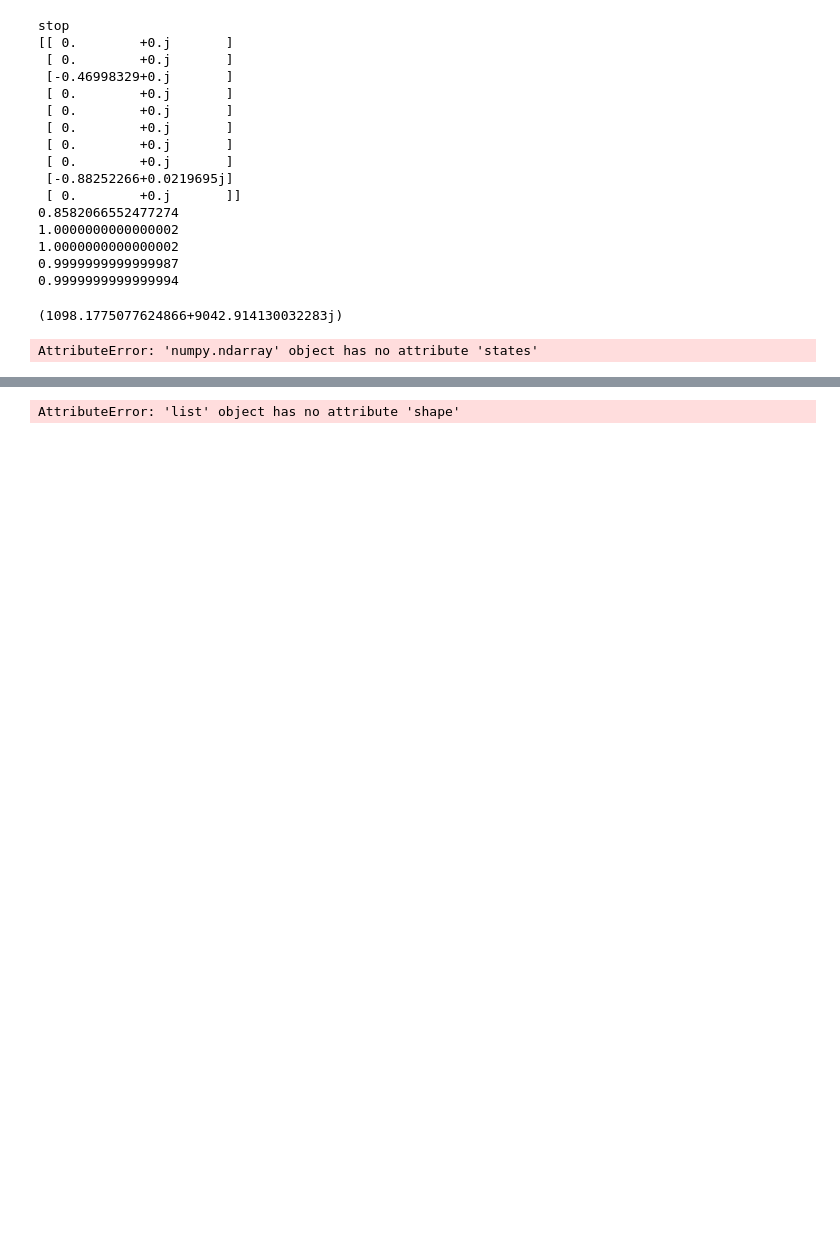
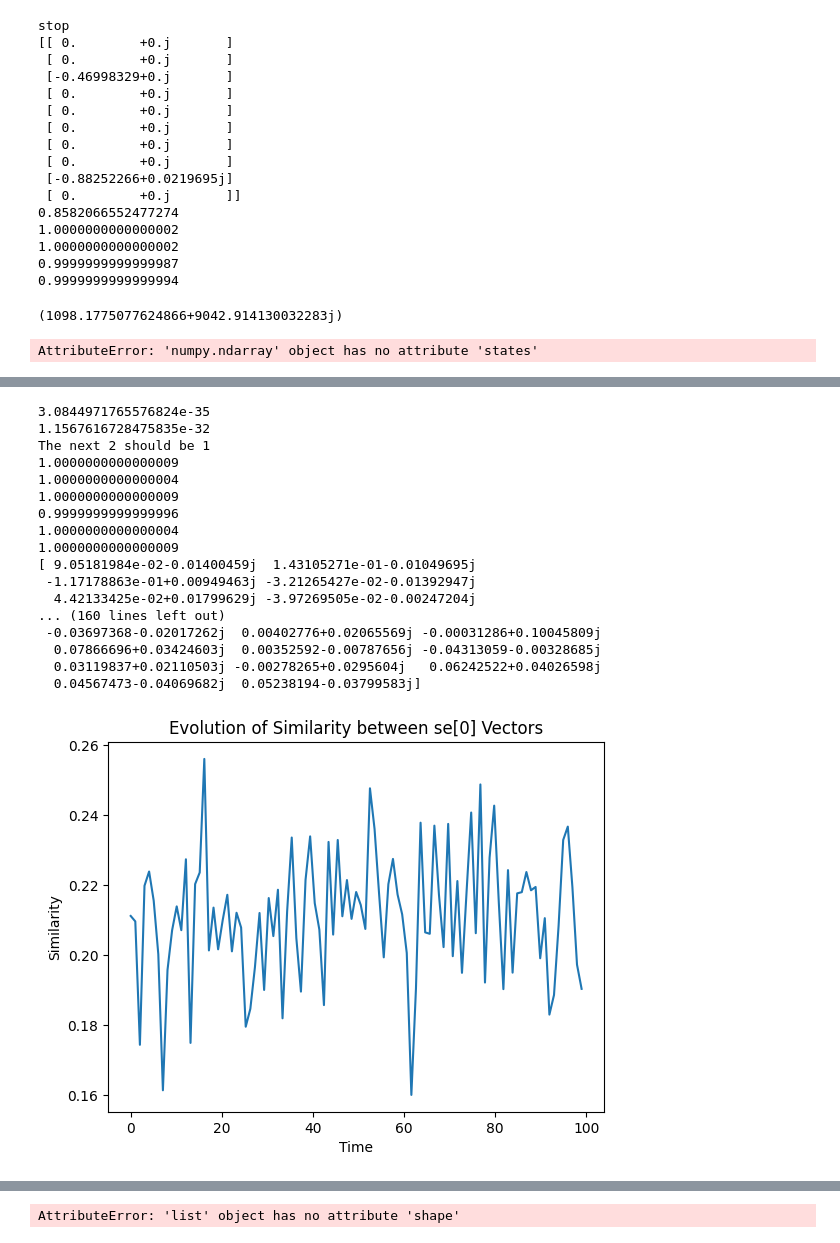
Before and after one commit to MarinAndreGirard/Quantum_Branching, a Jupyter notebook: Weight_conservation_turned_testing_schmidt.ipynb, the cells around one changed output, grey strips where cells are left out. Cells and saved outputs as stored; diff of their text form; code cells hidden in the pictures; blank space fills up the shorter version.

Commit message:
"Fixed Schmidt bug, still testing"

```diff
--- a/Weight_conservation_turned_testing_schmidt.ipynb
+++ b/Weight_conservation_turned_testing_schmidt.ipynb
@@ -546,2 +552,14 @@ def compute_schmidt_full(result,idx,s=1):
         g=np.squeeze(g)
     return g
+# %%
+#defining all quantities used in the simulation
+d1, d2 = 10, 200
+w = 0.3# smallest weight of the 2 eingestates, set btw 0 and 1
+E_spacing = 1.0
+Int_strength = 0.09
+# Define the time settings for the simulation
+tmax= 100
+ind_nb = 100
+#using all above to obtain QM qtts
+result, tlist, H_q, H_system_2, H_system_1_ext, H_system_2_ext, H_interaction, H_total, ket_0, ket_1, initial_state_system_2 = generate_result(d1,d2,w, E_spacing, Int_strength, tmax, ind_nb,0)
+time_indices = [0, 10, 20, 30, 49]  # Specify the time indices of interest
@@ -547,0 +624,64 @@ def compute_schmidt_full(result,idx,s=1):
+# %%
+#This will go in a separate file for testing schmidt states
+idx=50
+ss, se, sv = compute_schmidt_states_new(result, idx)
+
+#need to check that the schmidt states are orthogonal
+print(abs(np.vdot(ss[0],ss[1]))**2)
+print(abs(np.vdot(se[0],se[1]))**2) # I think the environment schmidt states dont actually have to be orthogonal....
+
+#need to check that the schmidt states are normalized
+print("The next 2 should be 1")
+print(abs(np.vdot(ss[0],ss[0]))**2)
+print(abs(np.vdot(ss[1],ss[1]))**2)
+print(abs(np.vdot(se[0],se[0]))**2)
+print(abs(np.vdot(se[1],se[1]))**2)
+print(sv[0]+sv[1])
+ss1=compute_schmidt_full(result,idx,1)
+ss2=compute_schmidt_full(result,idx,2)
+total = np.sqrt(sv[0])*ss1+np.sqrt(sv[1])*ss2
+print(abs(np.vdot(total,total)))
+
+
+
+
+#need to that the schmidt states become stable over time
+#to do that, we get a list of ss[0] vectors over time and check that as timer goes, they change less and less.
+from scipy.spatial import distance
+se0_list=[]
+for i in range(len(tlist)):
+    ss, se, sv = compute_schmidt_states_new(result, i)
+    se = np.abs(se[0]).flatten()
+    se0_list.append(se)
+# Calculate the similarity between ss[0] vectors at different time indices
+    step = 1
+similarities = []
+for i in range(len(tlist)-step):
+    d = distance.cosine(se0_list[i], se0_list[i+step])
+    similarities.append(d)
+
+# Plot the similarity over time
+plt.plot(tlist[0:len(tlist)-step], similarities)
+plt.xlabel('Time')
+plt.ylabel('Similarity')
+plt.title('Evolution of Similarity between se[0] Vectors')
+plt.show()
+# %% [output]
+3.0844971765576824e-35
+1.1567616728475835e-32
+The next 2 should be 1
+1.0000000000000009
+1.0000000000000004
+1.0000000000000009
+0.9999999999999996
+1.0000000000000004
+1.0000000000000009
+[ 9.05181984e-02-0.01400459j  1.43105271e-01-0.01049695j
+ -1.17178863e-01+0.00949463j -3.21265427e-02-0.01392947j
+  4.42133425e-02+0.01799629j -3.97269505e-02-0.00247204j
+... (160 lines left out)
+ -0.03697368-0.02017262j  0.00402776+0.02065569j -0.00031286+0.10045809j
+  0.07866696+0.03424603j  0.00352592-0.00787656j -0.04313059-0.00328685j
+  0.03119837+0.02110503j -0.00278265+0.0295604j   0.06242522+0.04026598j
+  0.04567473-0.04069682j  0.05238194-0.03799583j]
+[figure, added]
```
Also changed, not shown: parts of 9 cells of this notebook, 2 other files.
